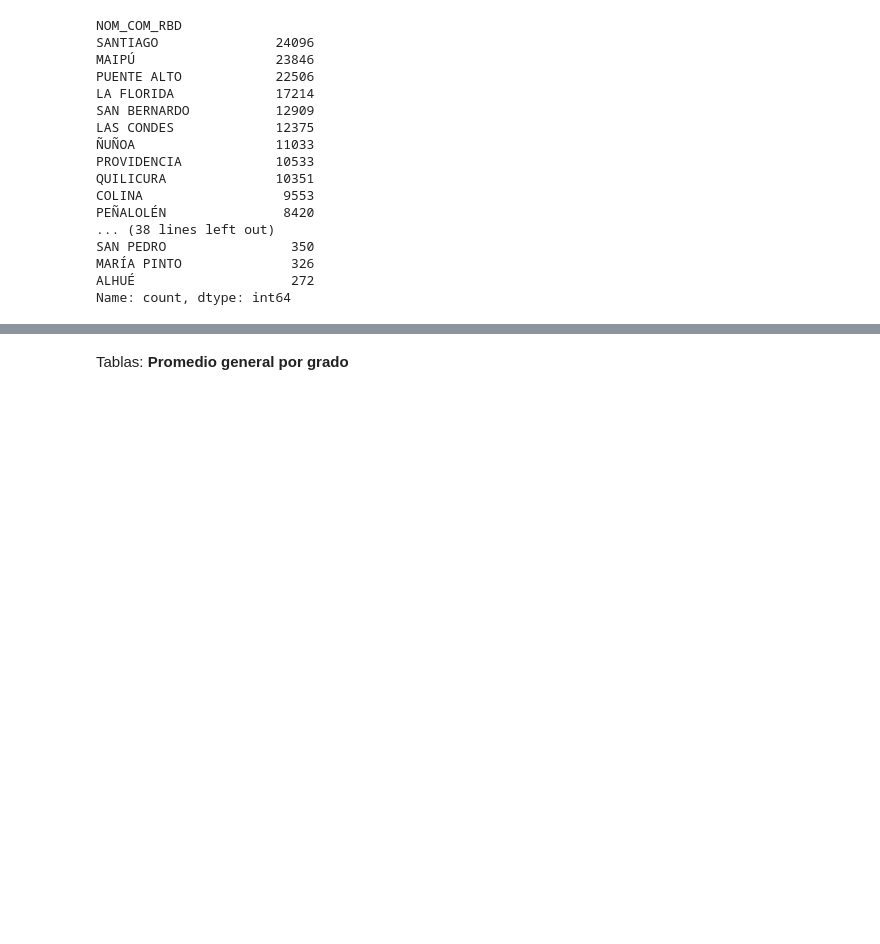
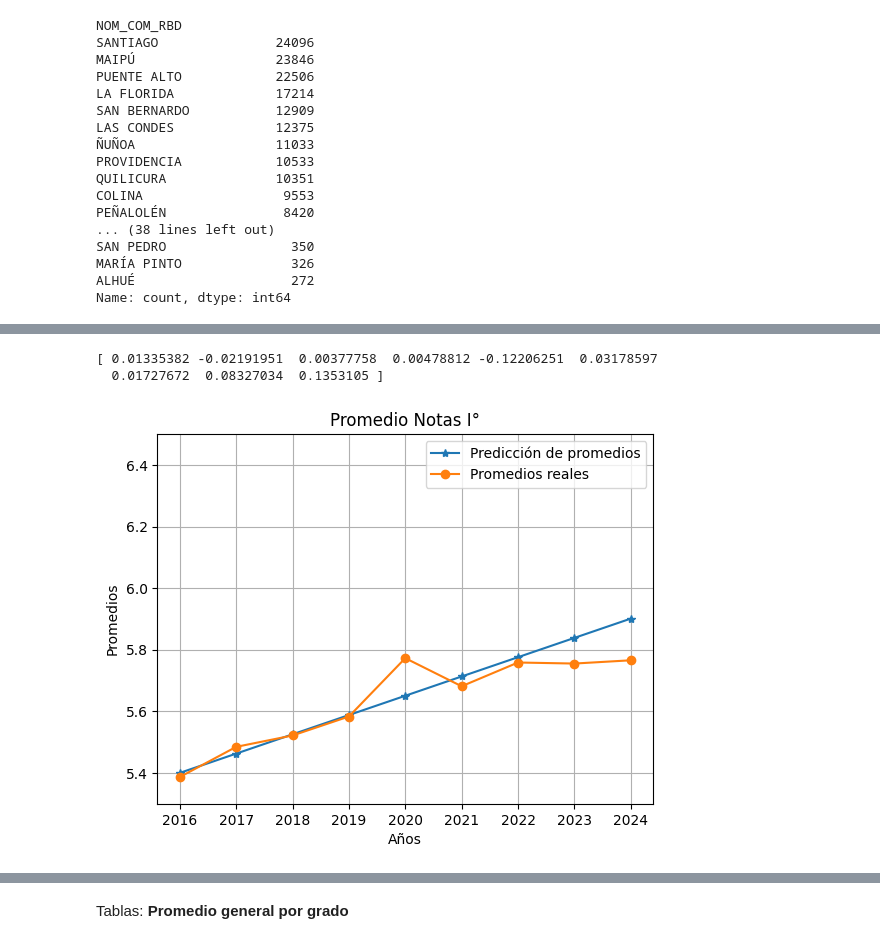
Before and after one commit to cony45678/Proyecto-Semestral-IMT2200, a Jupyter notebook: proyecto/notebook_rendimiento.ipynb, the cells around one changed output, grey strips where cells are left out. Saved outputs shown, nothing was run; the diff lists cells and outputs as text; code cells hidden in the pictures; blank space fills up the shorter version.

```diff
--- a/proyecto/notebook_rendimiento.ipynb
+++ b/proyecto/notebook_rendimiento.ipynb
@@ -81,0 +174,5 @@ Name: count, dtype: int64
+# %%
+X_anos = np.array([2016, 2017, 2018, 2019])
+y_promedios = np.array(promedios1[:4]) #queremos entrenarlo antes de la pandemia, hasta el 2019
+# %%
+X = X_anos.reshape(-1, 1)
@@ -81,0 +184,24 @@ Name: count, dtype: int64
+# %%
+anos_post = [2016,2017,2018,2019,2020,2021,2022,2023,2024] #predecimos con años posteriores
+anos_post = np.array(anos_post)
+anos_post = anos_post.reshape(-1, 1)
+y_pred = model.predict(anos_post)
+# %%
+anos_reales = [2016,2017,2018,2019,2020,2021,2022,2023,2024]
+
+diferencia_1 = y_pred - promedios1 # la diferencia
+print(diferencia_1)
+
+plt.plot(anos_post, y_pred, marker='*', label='Predicción de promedios')
+plt.plot(anos_reales, promedios1, marker='o', label='Promedios reales')
+plt.legend()
+plt.ylim(5.3, 6.5) # para visualizar mejor los graficos, al comparar
+plt.ylabel("Promedios")
+plt.xlabel("Años")
+plt.title("Promedio Notas I°")
+plt.grid(True)
+plt.show()
+# %% [output]
+[ 0.01335382 -0.02191951  0.00377758  0.00478812 -0.12206251  0.03178597
+  0.01727672  0.08327034  0.1353105 ]
+[figure, added]
```
Also changed, not shown: parts of 30 cells of this notebook.
